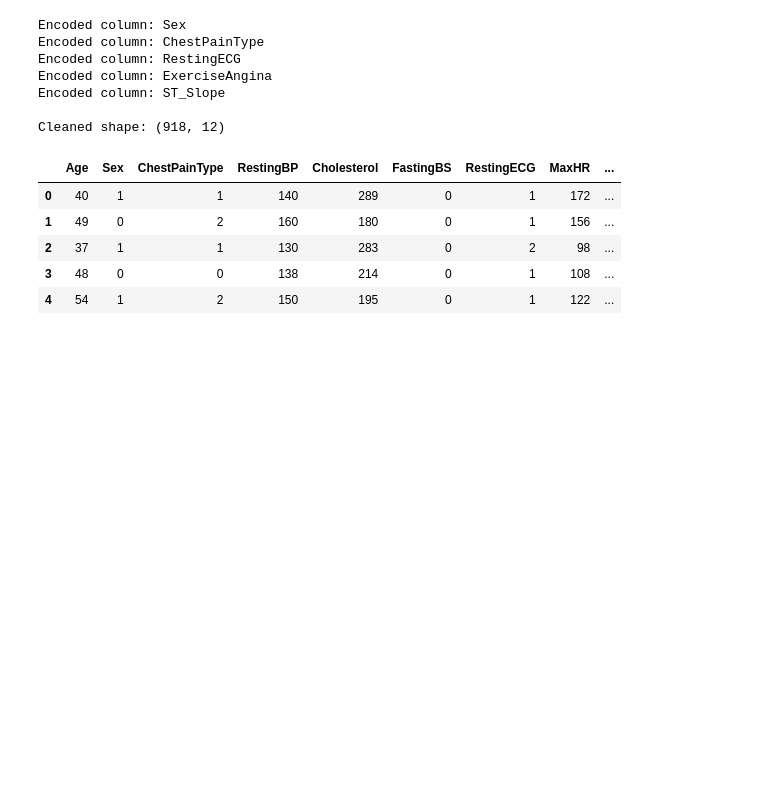
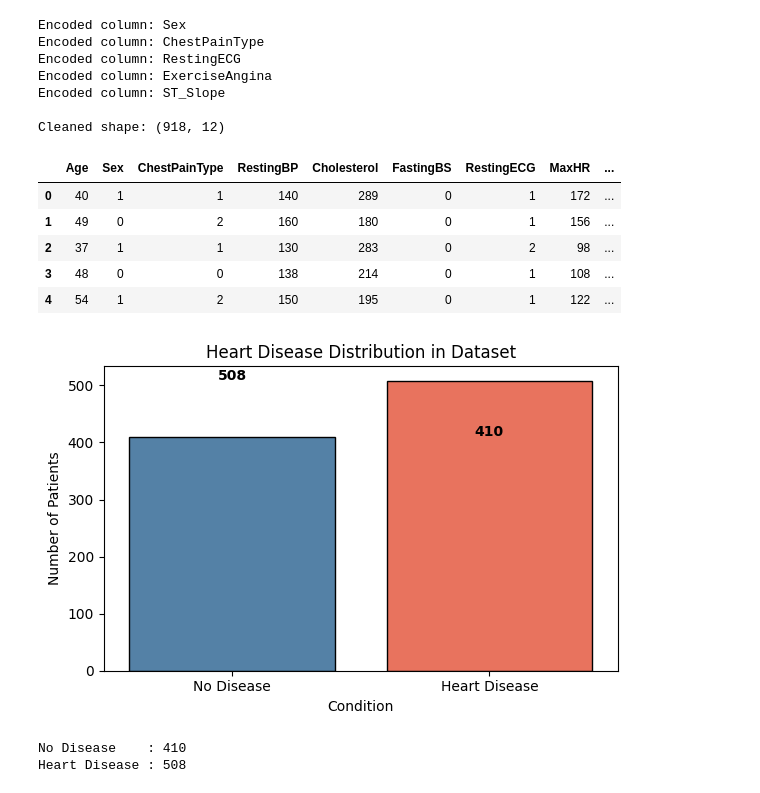
Before and after one commit to abdullah123-collab/Machine_Learning-, a Jupyter notebook: Basics/Supervised_Learning_Algorithms/Classification/DecisionTreeClassifier/Heart_Disease/disease.ipynb, the cells around one changed output. Saved outputs shown, nothing was run; the diff lists cells and outputs as text; code cells hidden in the pictures; blank space fills up the shorter version.

Commit message:
Data Visualization

```diff
--- a/Basics/Supervised_Learning_Algorithms/Classification/DecisionTreeClassifier/Heart_Disease/disease.ipynb
+++ b/Basics/Supervised_Learning_Algorithms/Classification/DecisionTreeClassifier/Heart_Disease/disease.ipynb
@@ -93,3 +93,27 @@ Cleaned shape: (918, 12)
 | 2 | 37 | 1 | 1 | 130 | 283 | 0 | 2 | 98 | ... |
 | 3 | 48 | 0 | 0 | 138 | 214 | 0 | 1 | 108 | ... |
 | 4 | 54 | 1 | 2 | 150 | 195 | 0 | 1 | 122 | ... |
+# %%
+# 'target' column: 1 = Heart Disease, 0 = No Disease
+target_col = 'HeartDisease'   # change if your column is named differently
+
+counts = df[target_col].value_counts()
+
+plt.figure(figsize=(6, 4))
+sns.barplot(x=counts.index, y=counts.values,
+            palette=['steelblue', 'tomato'], edgecolor='black')
+plt.xticks([0, 1], ['No Disease', 'Heart Disease'])
+plt.title('Heart Disease Distribution in Dataset')
+plt.xlabel('Condition')
+plt.ylabel('Number of Patients')
+for i, v in enumerate(counts.values):
+    plt.text(i, v + 2, str(v), ha='center', fontweight='bold')
+plt.tight_layout()
+plt.show()
+
+print(f'\nNo Disease    : {counts[0]}')
+print(f'Heart Disease : {counts[1]}')
+# %% [output]
+[figure, added]
+No Disease    : 410
+Heart Disease : 508
```
Also changed, not shown: parts of 2 cells of this notebook.
